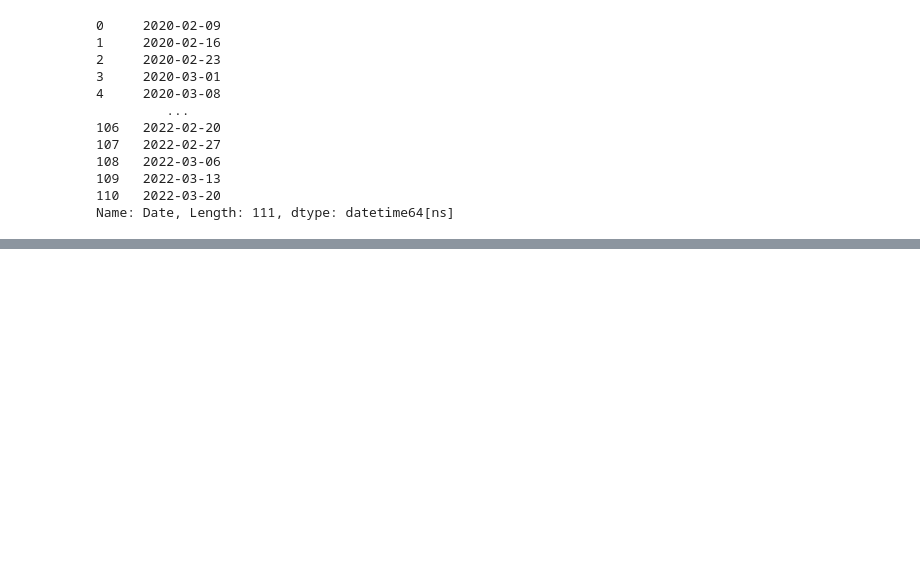
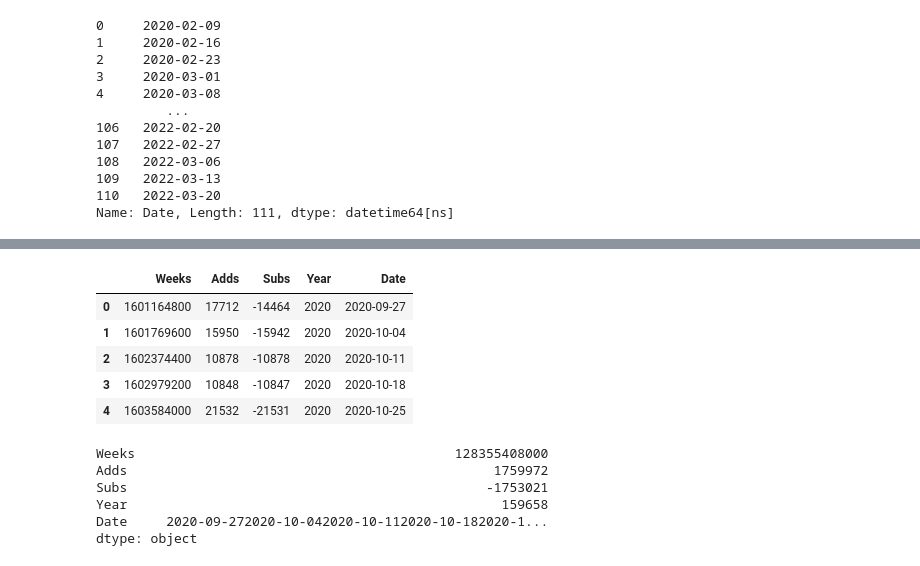
Before and after one commit to jaitlyjahnavi/Useful-Codes-for-FYP, a Jupyter notebook: covid19.ipynb, the cells around one changed output, grey strips where cells are left out. Saved outputs shown, nothing was run; the diff lists cells and outputs as text; code cells hidden in the pictures; blank space fills up the shorter version.

```diff
--- a/covid19.ipynb
+++ b/covid19.ipynb
@@ -95,0 +101,20 @@ plt.plot_date(commit_date,Adds_repo,linestyle='solid')
+# %%
+df = pd.read_csv('who.csv')
+df.head()
+# %% [output]
+|  | Weeks | Adds | Subs | Year | Date |
+| 0 | 1601164800 | 17712 | -14464 | 2020 | 2020-09-27 |
+| 1 | 1601769600 | 15950 | -15942 | 2020 | 2020-10-04 |
+| 2 | 1602374400 | 10878 | -10878 | 2020 | 2020-10-11 |
+| 3 | 1602979200 | 10848 | -10847 | 2020 | 2020-10-18 |
+| 4 | 1603584000 | 21532 | -21531 | 2020 | 2020-10-25 |
+# %%
+sum_of_cols=df.sum(axis=0)
+print(sum_of_cols)
+# %% [output]
+Weeks                                         128355408000
+Adds                                               1759972
+Subs                                              -1753021
+Year                                                159658
+Date     2020-09-272020-10-042020-10-112020-10-182020-1...
+dtype: object
```
Also changed, not shown: parts of 6 cells of this notebook, 2 other files.
